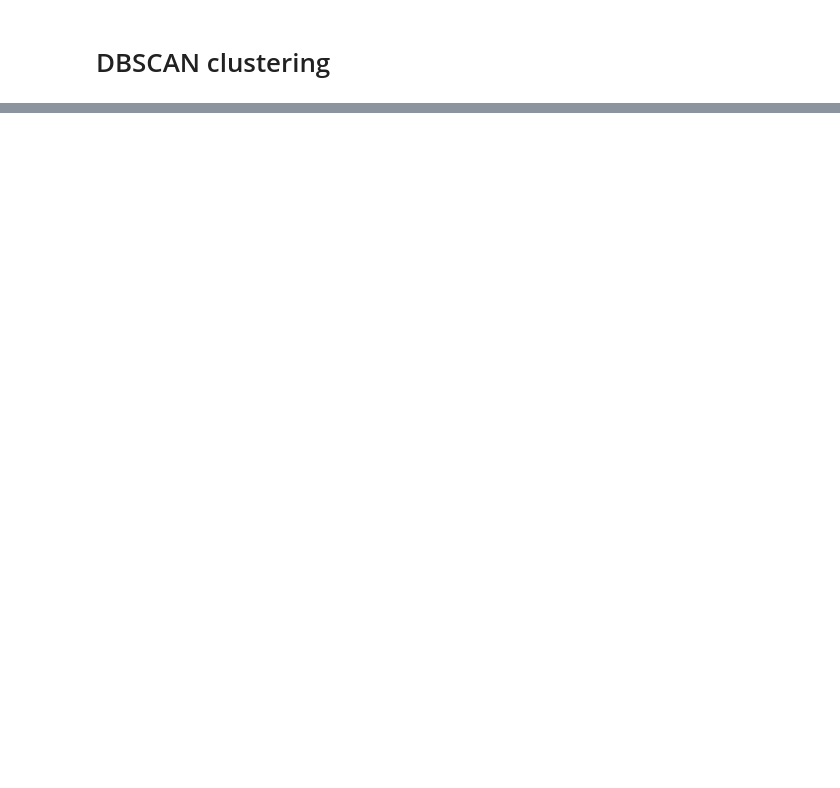
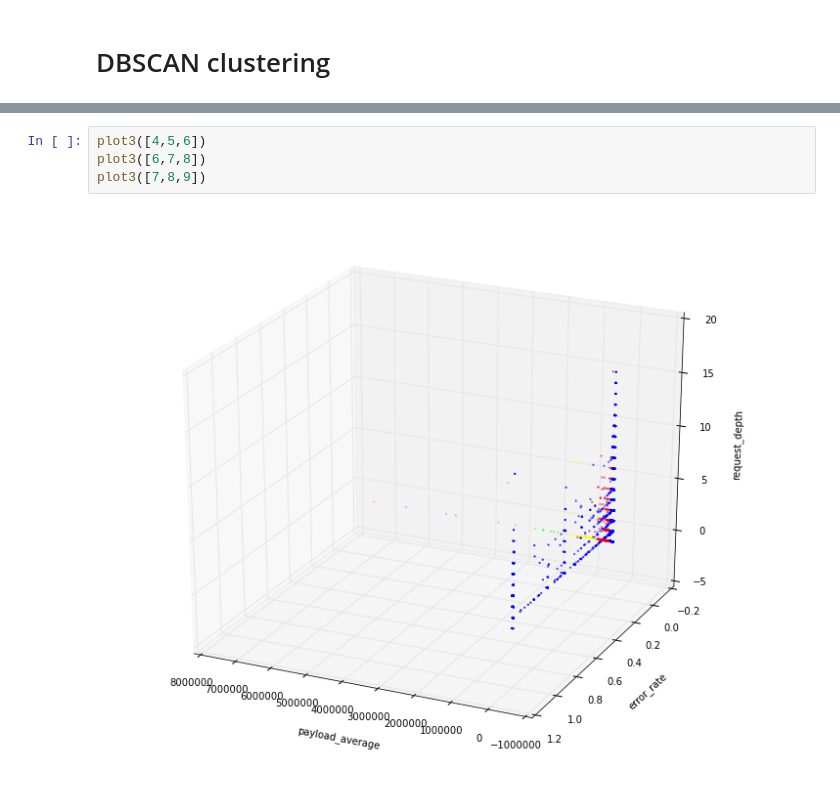
Before and after one commit to equalitie/BotHound, a Jupyter notebook: ipython/Clustering.ipynb, the cells around one changed output, grey strips where cells are left out. Saved outputs shown, nothing was run; the diff lists cells and outputs as text; blank space fills up the shorter version.

```diff
--- a/ipython/Clustering.ipynb
+++ b/ipython/Clustering.ipynb
@@ -204,0 +279,6 @@ ax.plot(class3[:,0],class3[:,1],class3[:,2],'o')
+# %%
+plot3([4,5,6])
+plot3([6,7,8])
+plot3([7,8,9])
+# %% [output]
+[figure, added]
```
Also changed, not shown: parts of 15 cells of this notebook.
